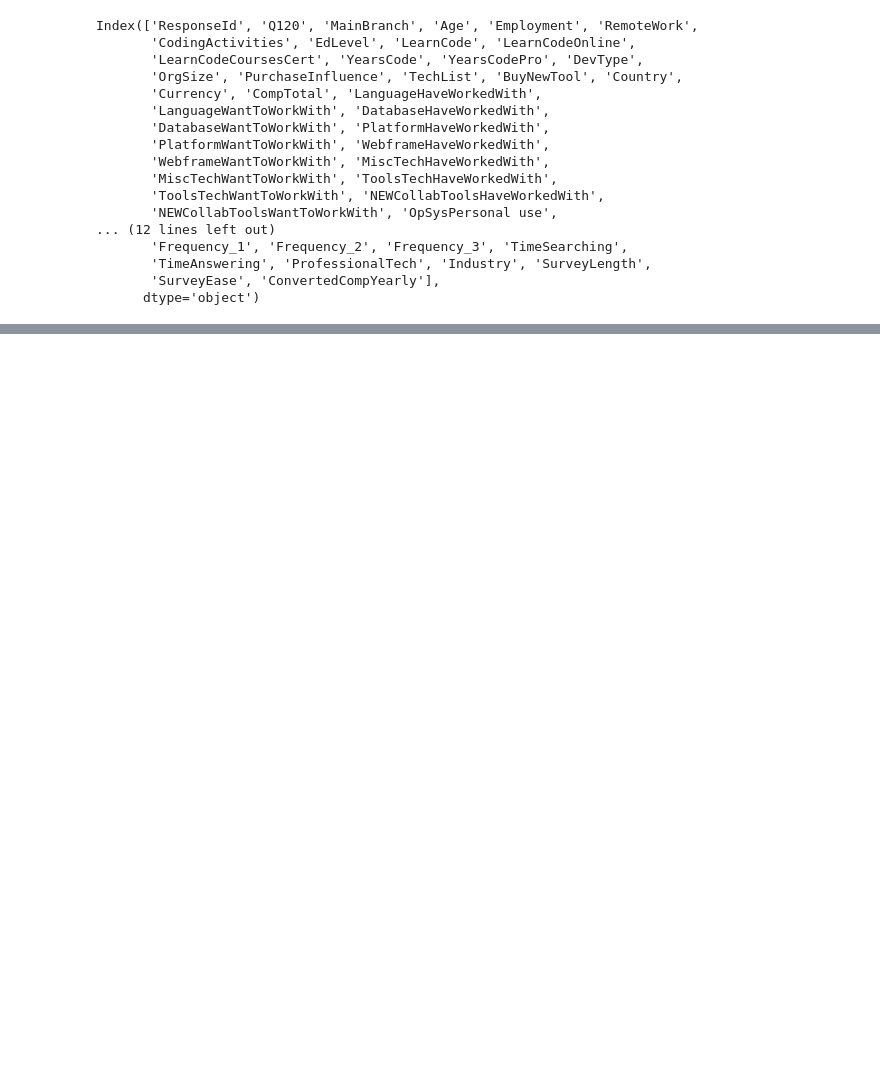
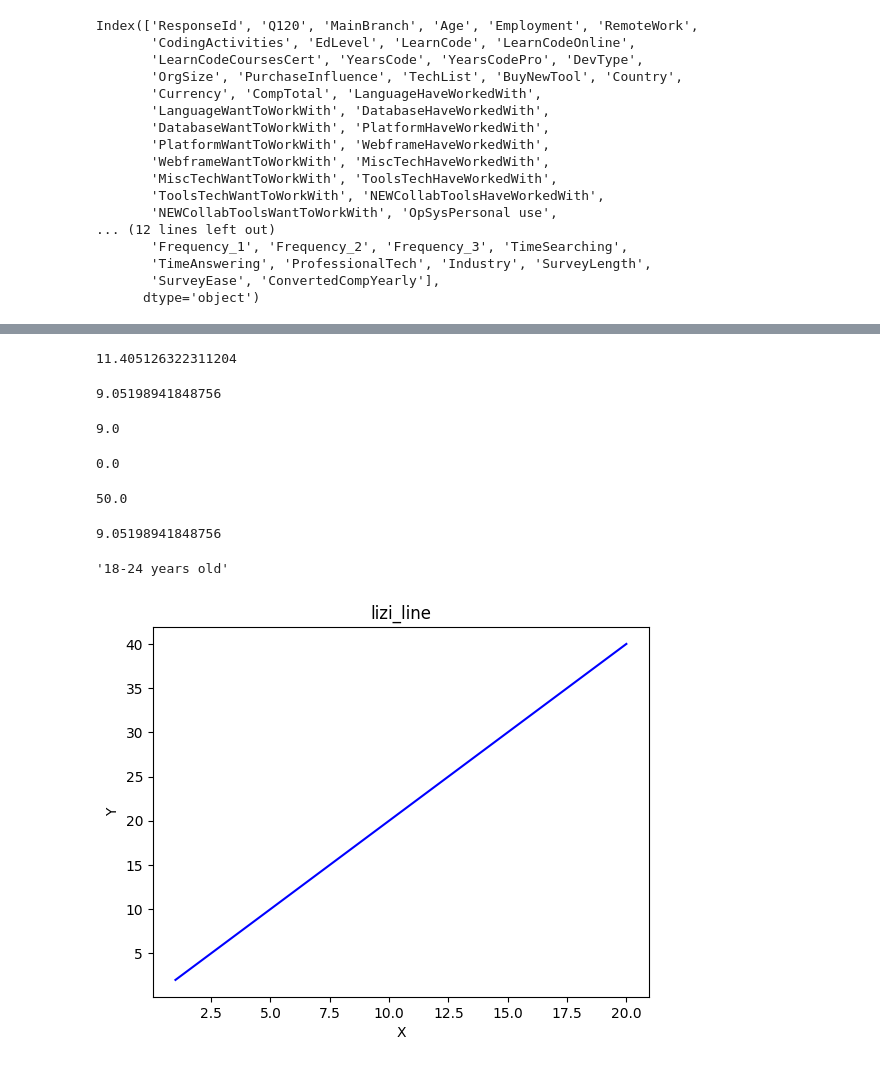
Before and after one commit to lizilobzhana/Quiz1, a Jupyter notebook: Untitled0.ipynb, the cells around one changed output, grey strips where cells are left out. Cells and saved outputs as stored; diff of their text form; code cells hidden in the pictures; blank space fills up the shorter version.

```diff
--- a/Untitled0.ipynb
+++ b/Untitled0.ipynb
@@ -40,0 +114,28 @@ sorted_table
+# %%
+df.WorkExp.mean()
+# %% [output]
+11.405126322311204
+# %%
+df.WorkExp.std()
+# %% [output]
+9.05198941848756
+# %%
+df.WorkExp.median()
+# %% [output]
+9.0
+# %%
+df.WorkExp.min()
+# %% [output]
+0.0
+# %%
+df.WorkExp.max()
+# %% [output]
+50.0
+# %%
+df.WorkExp.std()
+# %% [output]
+9.05198941848756
+# %%
+df.Age.min()
+# %% [output]
+'18-24 years old'
@@ -40,0 +145,11 @@ sorted_table
+# %%
+x = np.arange(1, 21)
+y = x * 2
+# %%
+plt.title("lizi_line")
+plt.xlabel("X")
+plt.ylabel("Y")
+plt.plot(x, y, color ="blue")
+plt.show()
+# %% [output]
+[figure, added]
```
Also changed, not shown: parts of 9 cells of this notebook.
